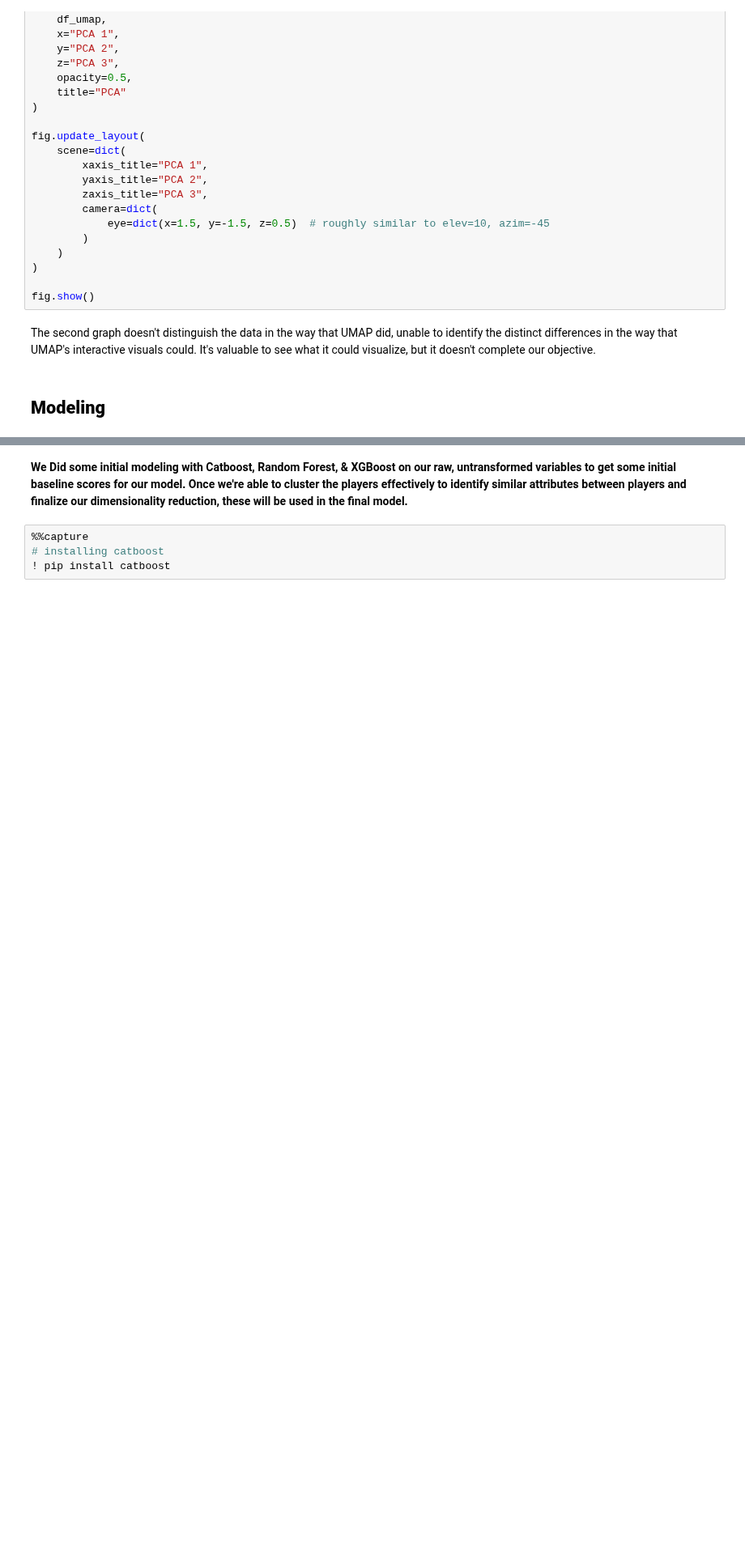
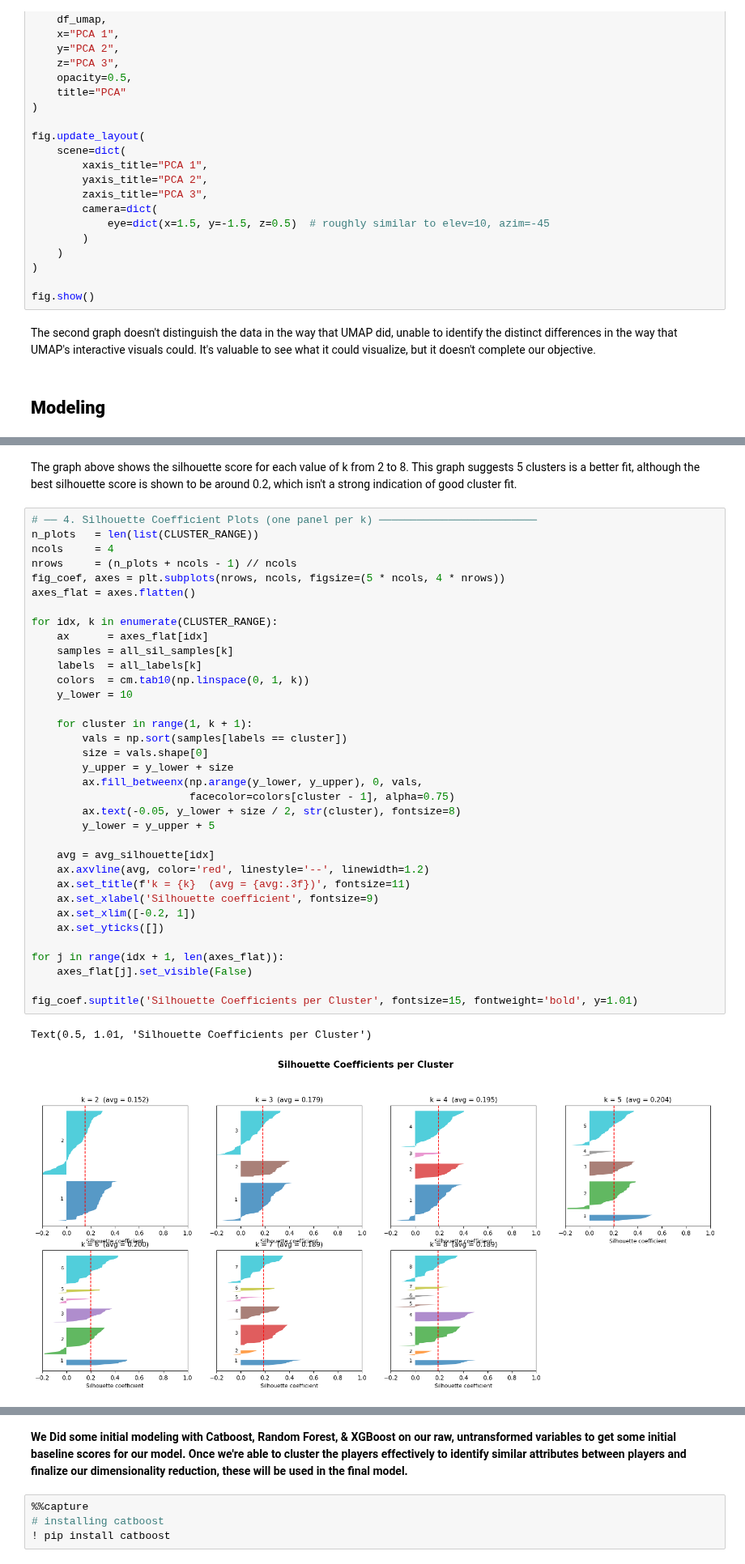
Before and after one commit to SU-IST707-SP26/group-project-big-brains-and-nathan, a Jupyter notebook: checkpoint/submission.ipynb, the cells around one changed output, grey strips where cells are left out. Shown at 81% size. Cells and saved outputs as stored; diff of their text form; blank space fills up the shorter version.

```diff
--- a/checkpoint/submission.ipynb
+++ b/checkpoint/submission.ipynb
@@ -568,0 +656,40 @@ The second graph doesn't distinguish the data in the way that UMAP did, unable t
+# %% [markdown]
+The graph above shows the silhouette score for each value of k from 2 to 8. This graph suggests 5 clusters is a better fit, although the best silhouette score is shown to be around 0.2, which isn't a strong indication of good cluster fit.
+# %%
+# ── 4. Silhouette Coefficient Plots (one panel per k) ─────────────────────────
+n_plots   = len(list(CLUSTER_RANGE))
+ncols     = 4
+nrows     = (n_plots + ncols - 1) // ncols
+fig_coef, axes = plt.subplots(nrows, ncols, figsize=(5 * ncols, 4 * nrows))
+axes_flat = axes.flatten()
+
+for idx, k in enumerate(CLUSTER_RANGE):
+    ax      = axes_flat[idx]
+    samples = all_sil_samples[k]
+    labels  = all_labels[k]
+    colors  = cm.tab10(np.linspace(0, 1, k))
+    y_lower = 10
+
+    for cluster in range(1, k + 1):
+        vals = np.sort(samples[labels == cluster])
+        size = vals.shape[0]
+        y_upper = y_lower + size
+        ax.fill_betweenx(np.arange(y_lower, y_upper), 0, vals,
+                         facecolor=colors[cluster - 1], alpha=0.75)
+        ax.text(-0.05, y_lower + size / 2, str(cluster), fontsize=8)
+        y_lower = y_upper + 5
+
+    avg = avg_silhouette[idx]
+    ax.axvline(avg, color='red', linestyle='--', linewidth=1.2)
+    ax.set_title(f'k = {k}  (avg = {avg:.3f})', fontsize=11)
+    ax.set_xlabel('Silhouette coefficient', fontsize=9)
+    ax.set_xlim([-0.2, 1])
+    ax.set_yticks([])
+
+for j in range(idx + 1, len(axes_flat)):
+    axes_flat[j].set_visible(False)
+
+fig_coef.suptitle('Silhouette Coefficients per Cluster', fontsize=15, fontweight='bold', y=1.01)
+# %% [output]
+Text(0.5, 1.01, 'Silhouette Coefficients per Cluster')
+[figure, added]
```
Also changed, not shown: parts of 6 cells of this notebook.
